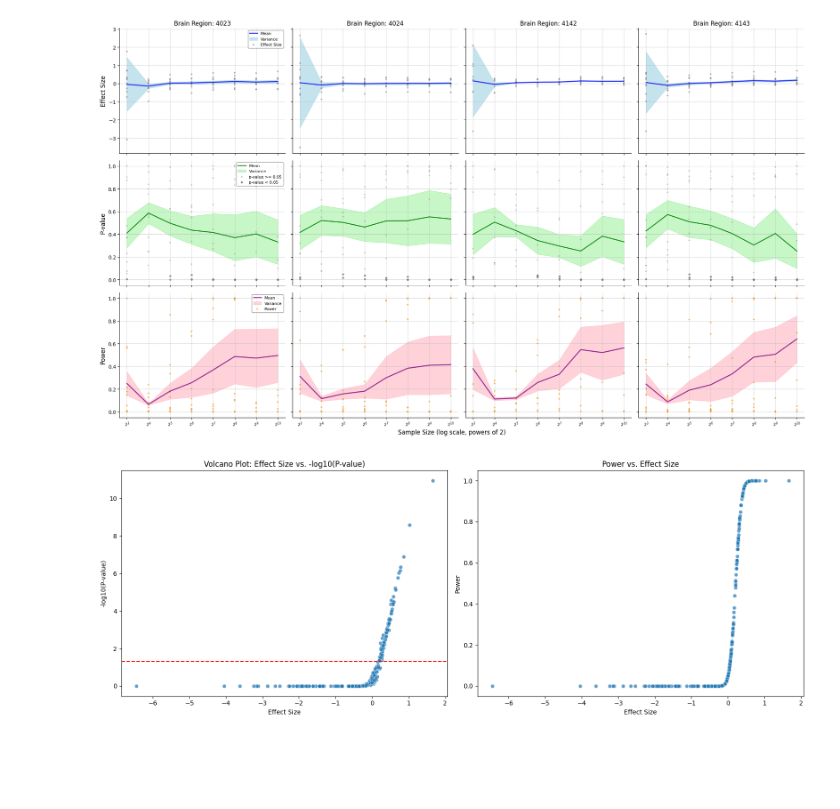
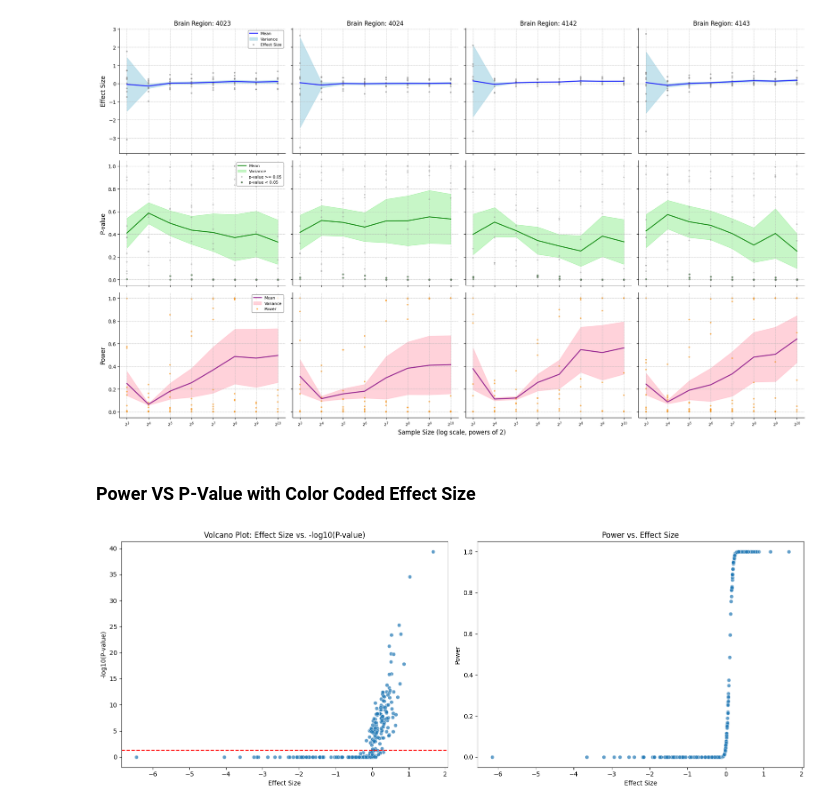
Before and after one commit to KarimIbrahim11/Gene-Expression-Analysis, a Jupyter notebook: notebooks/CS_06_P-value_Power_VS_Sample_size.ipynb, the cells around one changed output. Saved outputs shown, nothing was run; the diff lists cells and outputs as text; code cells hidden in the pictures; blank space fills up the shorter version.

Commit message:
Phase-4: Plots Refactoring

```diff
--- a/notebooks/CS_06_P-value_Power_VS_Sample_size.ipynb
+++ b/notebooks/CS_06_P-value_Power_VS_Sample_size.ipynb
@@ -787,26 +793,28 @@ plt.savefig(output_filename, dpi=300, bbox_inches='tight')
 plt.show()
 # %% [output]
 [figure]
+# %% [markdown]
+### Power VS P-Value with Color Coded Effect Size
 # %%
 # Create a figure with two subplots side by side
 fig, axes = plt.subplots(1, 2, figsize=(16, 6))
 
 # Volcano Plot
-stats_df["log_pvalue"] = -np.log10(stats_df["p-value_64"])
+stats_df["log_pvalue"] = -np.log10(stats_df["p-value_256"])
 sns.scatterplot(x="effect_size_64", y="log_pvalue", data=stats_df, alpha=0.7, ax=axes[0])
 axes[0].axhline(-np.log10(0.05), color="red", linestyle="--")  # Significance threshold
 axes[0].set_title("Volcano Plot: Effect Size vs. -log10(P-value)")
 axes[0].set_xlabel("Effect Size")
 axes[0].set_ylabel("-log10(P-value)")
 
 # Power vs. Effect Size Plot
-sns.scatterplot(x="effect_size_64", y="power_64", data=stats_df, alpha=0.7, ax=axes[1])
+sns.scatterplot(x="effect_size_256", y="power_256", data=stats_df, alpha=0.7, ax=axes[1])
 axes[1].set_title("Power vs. Effect Size")
 axes[1].set_xlabel("Effect Size")
 axes[1].set_ylabel("Power")
 
 # Adjust layout and display
 plt.tight_layout()
 plt.show()
 # %% [output]
-[figure, old version]
+[figure, new version]
```
Also changed, not shown: parts of 13 cells of this notebook, 38 other files.
